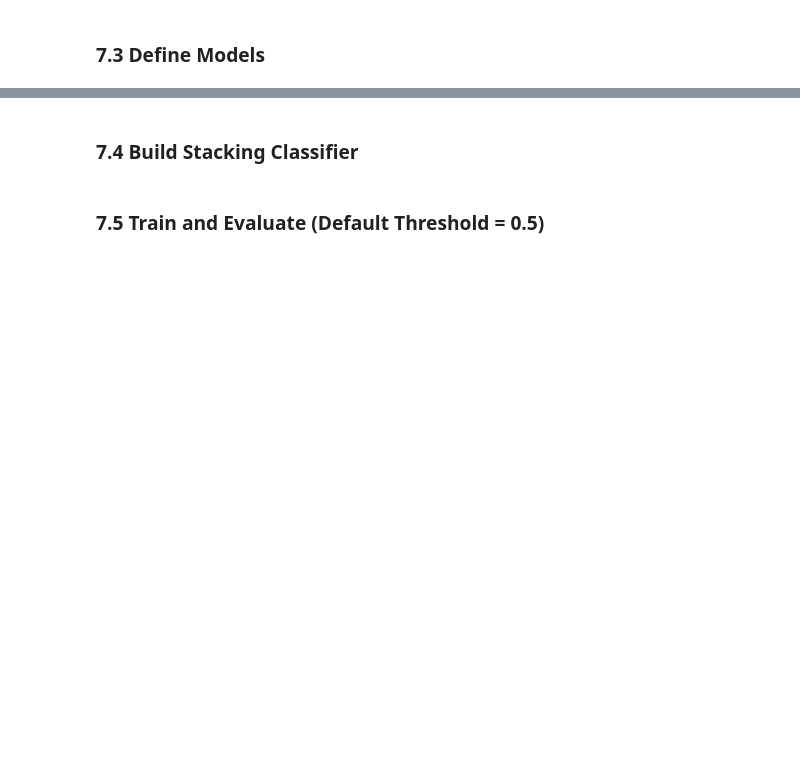
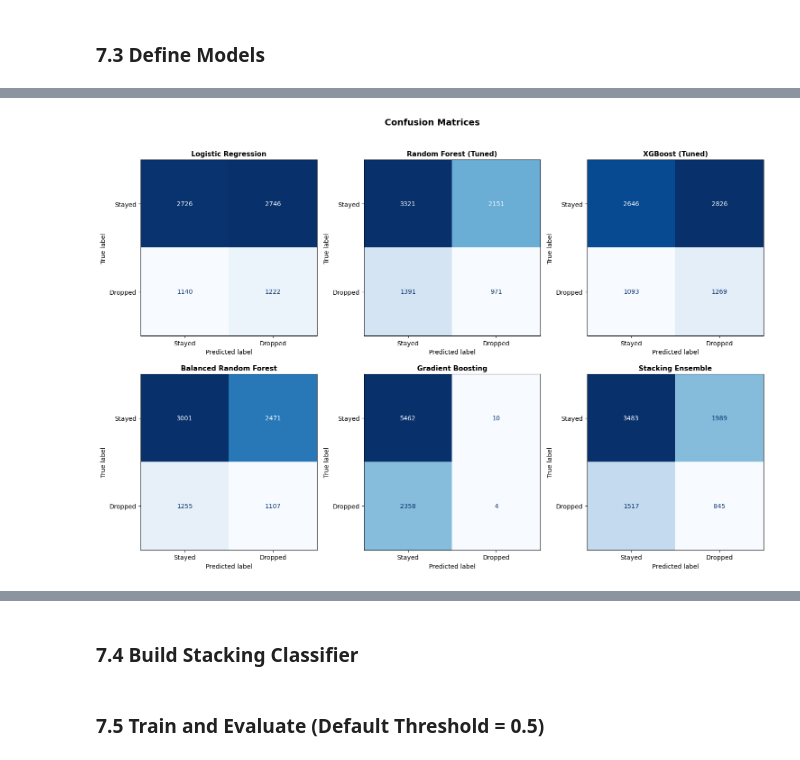
Before and after one commit to geoffreykemboi/Student_dropout_prediction_project, a Jupyter notebook: cleaned_notebook.ipynb, the cells around one changed output, grey strips where cells are left out. Saved outputs shown, nothing was run; the diff lists cells and outputs as text; code cells hidden in the pictures; blank space fills up the shorter version.

```diff
--- a/cleaned_notebook.ipynb
+++ b/cleaned_notebook.ipynb
@@ -776,0 +1433,20 @@ Train: (31338, 82), Test: (7835, 82)
+# %%
+n_models = len(results)
+fig, axes = plt.subplots(2, 3, figsize=(15, 10))
+axes = axes.flatten()
+
+for idx, (name, res) in enumerate(results.items()):
+    cm = confusion_matrix(y_test, res['y_pred'])
+    disp = ConfusionMatrixDisplay(confusion_matrix=cm, display_labels=['Stayed', 'Dropped'])
+    disp.plot(ax=axes[idx], colorbar=False, cmap='Blues')
+    axes[idx].set_title(name, fontsize=11, fontweight='bold')
+
+# Hide unused subplot
+for idx in range(len(results), len(axes)):
+    axes[idx].set_visible(False)
+
+plt.suptitle('Confusion Matrices', fontsize=14, fontweight='bold', y=1.02)
+plt.tight_layout()
+plt.show()
+# %% [output]
+[figure, added]
```
Also changed, not shown: parts of 57 cells of this notebook, 3 other files.
